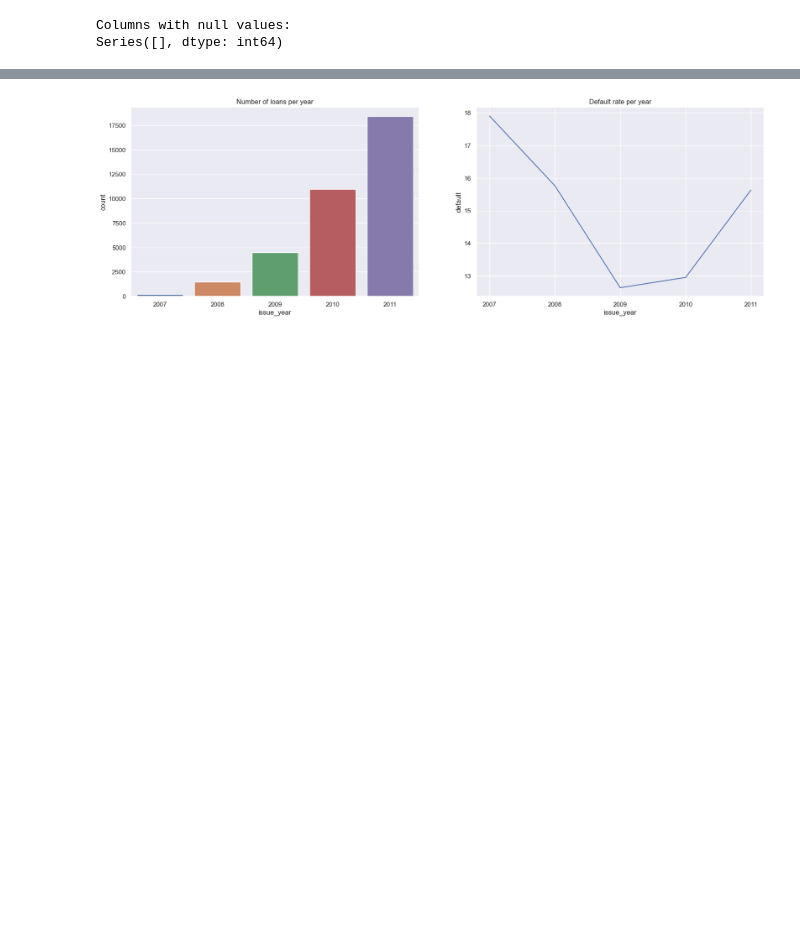
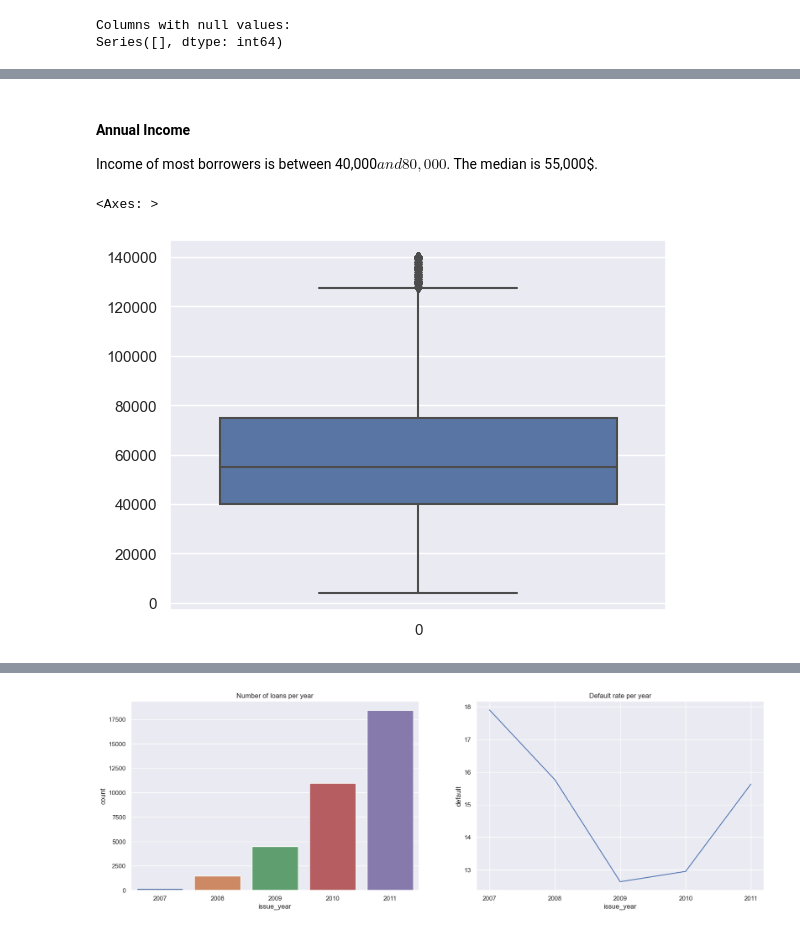
Before and after one commit to ChaitanyaVootla/LoanCaseStudy, a Jupyter notebook: Loan.ipynb, the cells around one changed output, grey strips where cells are left out. Saved outputs shown, nothing was run; the diff lists cells and outputs as text; code cells hidden in the pictures; blank space fills up the shorter version.

```diff
--- a/Loan.ipynb
+++ b/Loan.ipynb
@@ -503,0 +556,10 @@ Series([], dtype: int64)
+# %% [markdown]
+#### Annual Income
+
+Income of most borrowers is between 40,000$ and 80,000$. The median is 55,000$.
+# %%
+# Cell Not required
+sns.boxplot(loans['annual_inc'])
+# %% [output]
+<Axes: >
+[figure, added]
```
Also changed, not shown: parts of 45 cells of this notebook, 1 other file.
